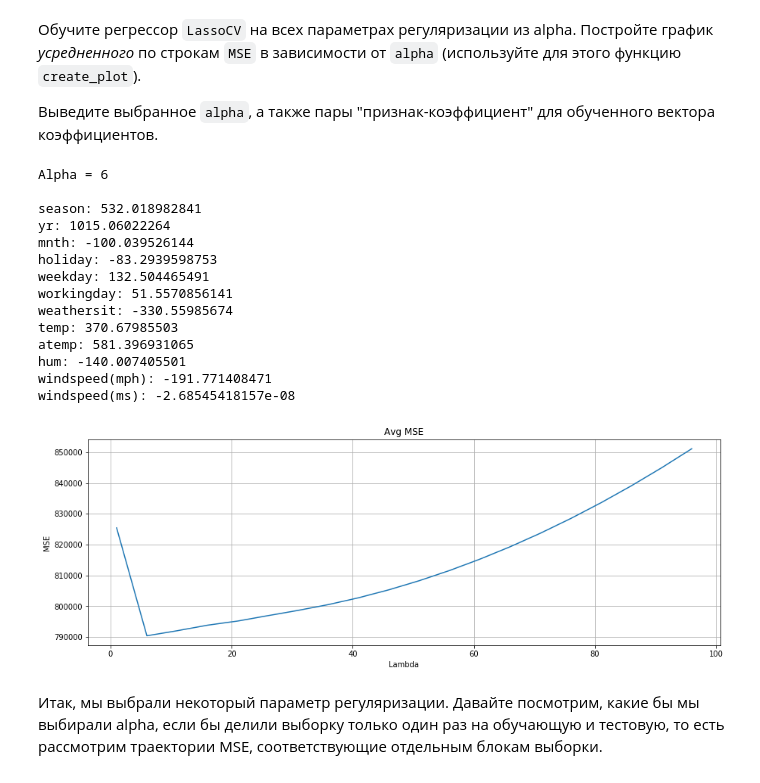
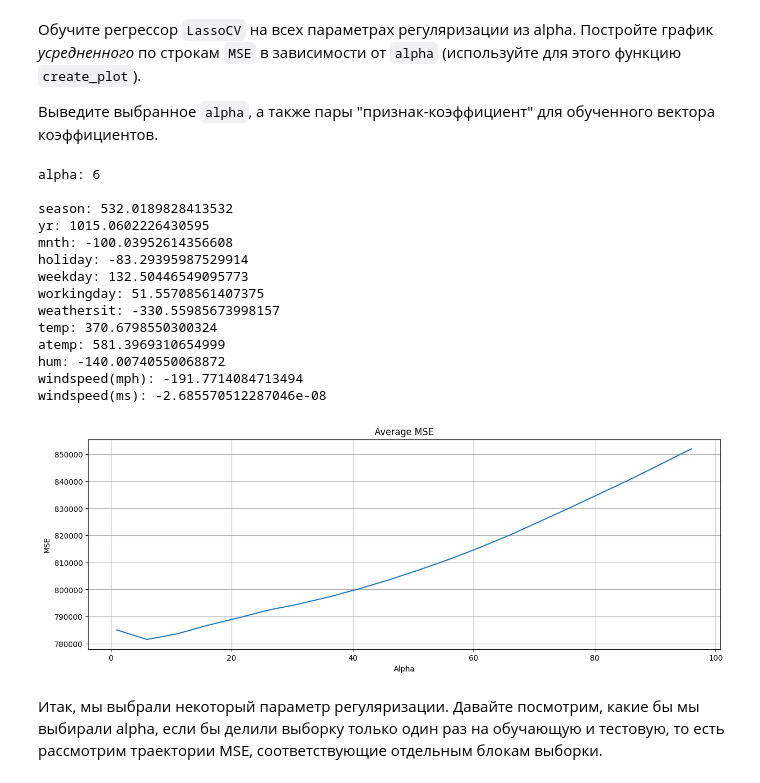
Before and after one commit to Kostiantyn-Liapkalo/linear_model_retraining, a Jupyter notebook: hw_4.ipynb, the cells around one changed output. Saved outputs shown, nothing was run; the diff lists cells and outputs as text; code cells hidden in the pictures.

```diff
--- a/hw_4.ipynb
+++ b/hw_4.ipynb
@@ -338,8 +338,8 @@ def create_plot(data, title, xlabel, ylabel, figsize=None):
     size = figsize or (15, 5)
     plt.figure(figsize=size)
 
-    x = map(lambda e: e[0], data)
-    y = map(lambda e: e[1], data)
+    x = list(map(lambda e: e[0], data))
+    y = list(map(lambda e: e[1], data))
     plt.plot(x, y)
 
     plt.title(title)
@@ -348,28 +348,39 @@ def create_plot(data, title, xlabel, ylabel, figsize=None):
 
     plt.grid()
     plt.show()
-# %%
-from sklearn.linear_model import LassoCV
-
-alphas = np.arange(1, 100, 5)
-
-regressor = # Put your code here
-# %% [output]
-Alpha = 6
-
-season: 532.018982841
-yr: 1015.06022264
-mnth: -100.039526144
-holiday: -83.2939598753
-weekday: 132.504465491
-workingday: 51.5570856141
-weathersit: -330.55985674
-temp: 370.67985503
-atemp: 581.396931065
-hum: -140.007405501
-windspeed(mph): -191.771408471
-windspeed(ms): -2.68545418157e-08
-[figure, removed]
+# %%
+from sklearn.linear_model import LassoCV
+
+alphas = np.arange(1, 100, 5)
+
+regressor = LassoCV(alphas=alphas, cv=3)
+regressor.fit(X, y)
+
+print(f'alpha: {regressor.alpha_}')
+print()
+regressor_wight = regressor.coef_
+features = df.columns[:-1]
+for feature, weight in zip(features, regressor_wight):
+  print(f'{feature}: {weight}')
+
+data_mse = list(zip(regressor.alphas_, np.mean(regressor.mse_path_, axis=1)))
+create_plot(data_mse, "Average MSE", "Alpha", "MSE")
+# %% [output]
+alpha: 6
+
+season: 532.0189828413532
+yr: 1015.0602226430595
+mnth: -100.03952614356608
+holiday: -83.29395987529914
+weekday: 132.50446549095773
+workingday: 51.55708561407375
+weathersit: -330.55985673998157
+temp: 370.6798550300324
+atemp: 581.3969310654999
+hum: -140.00740550068872
+windspeed(mph): -191.7714084713494
+windspeed(ms): -2.685570512287046e-08
+[figure, added]
 # %% [markdown]
 Итак, мы выбрали некоторый параметр регуляризации. Давайте посмотрим, какие бы мы выбирали alpha, если бы делили выборку только один раз на обучающую и тестовую, то есть рассмотрим траектории MSE, соответствующие отдельным блокам выборки.
 # %% [markdown]
```
Also changed, not shown: parts of 8 cells of this notebook.
